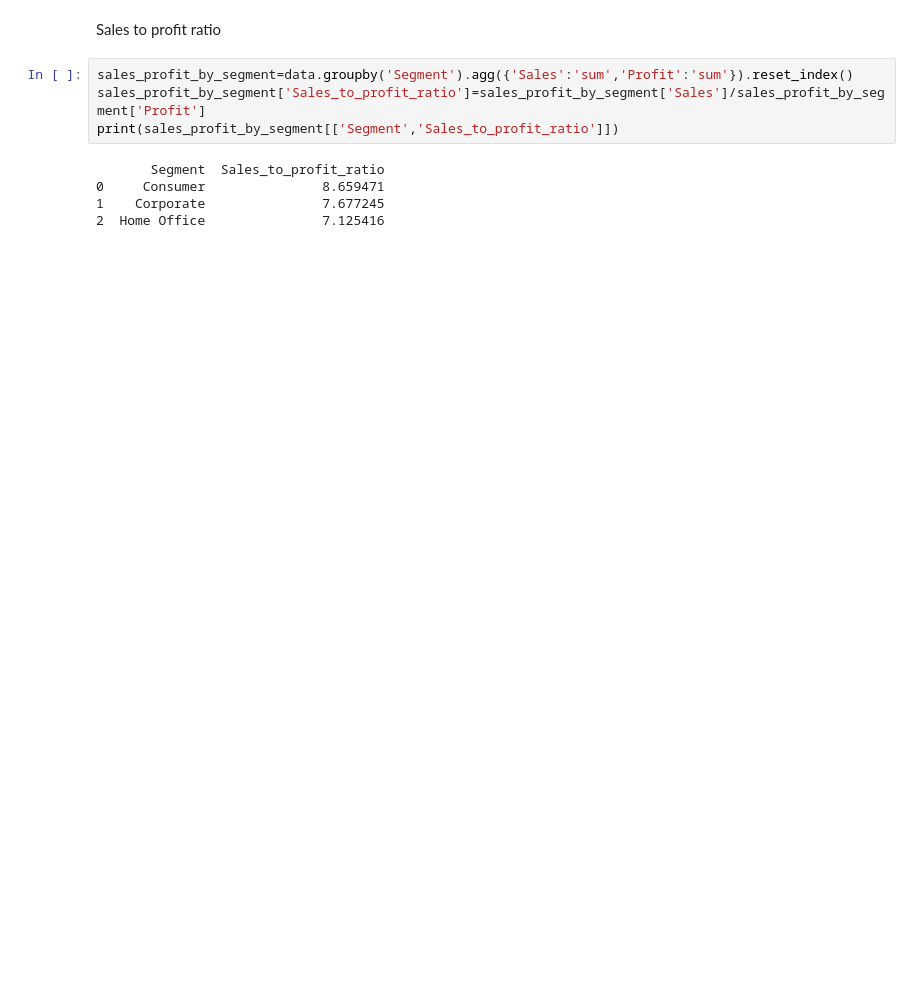
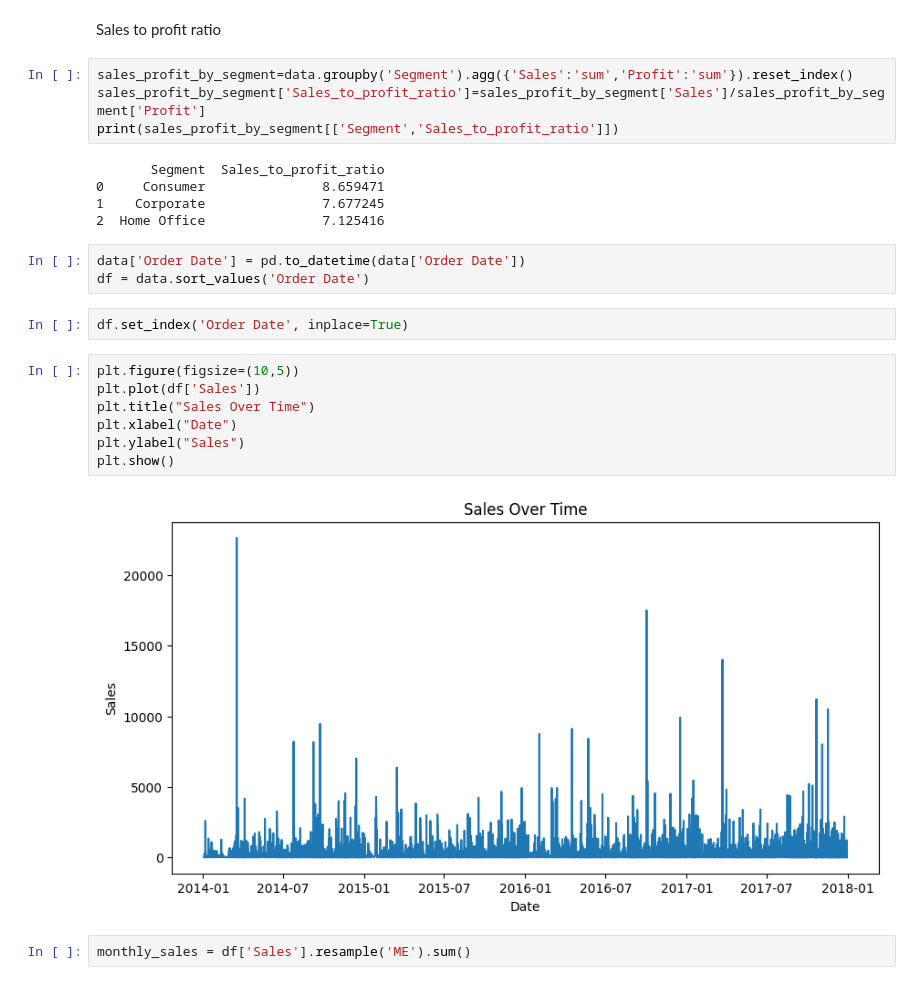
Before and after one commit to akshaypal912/akshaypal912, a Jupyter notebook: ecommerce_sales.ipynb, the cells around one changed output. Drawn from its saved outputs; the diff is of its cells as text; blank space fills up the shorter version.

```diff
--- a/ecommerce_sales.ipynb
+++ b/ecommerce_sales.ipynb
@@ -331,3 +331,19 @@ print(sales_profit_by_segment[['Segment','Sales_to_profit_ratio']])
 0     Consumer               8.659471
 1    Corporate               7.677245
 2  Home Office               7.125416
+# %%
+data['Order Date'] = pd.to_datetime(data['Order Date'])
+df = data.sort_values('Order Date')
+# %%
+df.set_index('Order Date', inplace=True)
+# %%
+plt.figure(figsize=(10,5))
+plt.plot(df['Sales'])
+plt.title("Sales Over Time")
+plt.xlabel("Date")
+plt.ylabel("Sales")
+plt.show()
+# %% [output]
+[figure, added]
+# %%
+monthly_sales = df['Sales'].resample('ME').sum()
```
Also changed, not shown: parts of 13 cells of this notebook.
